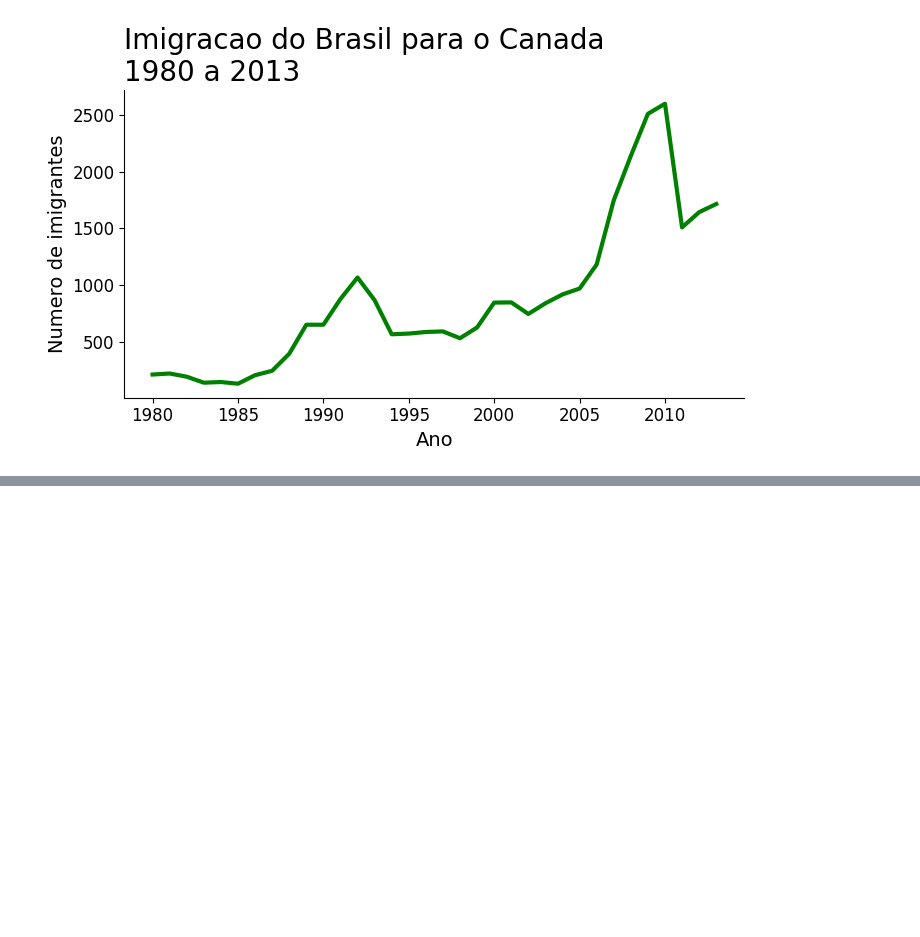
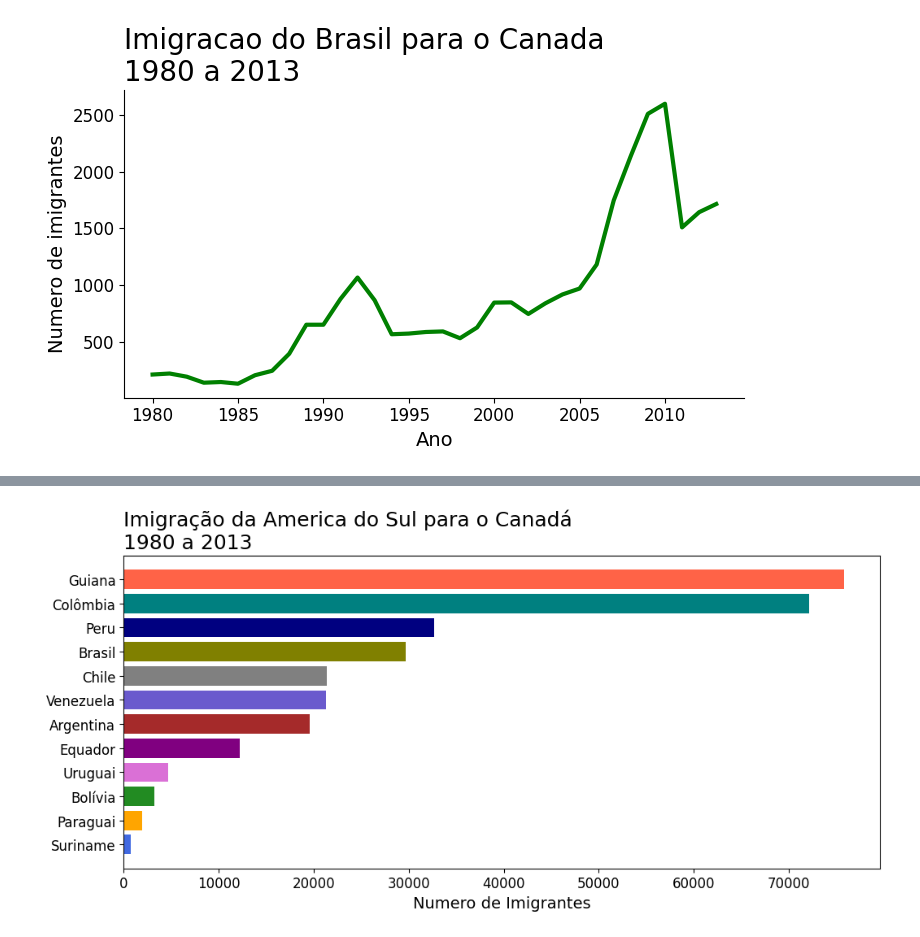
Before and after one commit to th1ago/Data_Science, a Jupyter notebook: Data Visualization/Analise_de_tendencias_de_imigracao_Brasil.ipynb, the cells around one changed output, grey strips where cells are left out. Drawn from its saved outputs; the diff is of its cells as text; code cells hidden in the pictures; blank space fills up the shorter version.

Commit message:
Comparing Brazil with South American countries

```diff
--- a/Data Visualization/Analise_de_tendencias_de_imigracao_Brasil.ipynb
+++ b/Data Visualization/Analise_de_tendencias_de_imigracao_Brasil.ipynb
@@ -270,0 +273,3 @@ plt.show()
+# %%
+america_sul = df.query('Região == "América do Sul"')
+america_sul
@@ -270,0 +292,17 @@ plt.show()
+# %%
+# ordenando do maior para o menor
+america_sul_ordenado = america_sul.sort_values('Total', ascending=True)
+# %%
+cores = ['royalblue', 'orange', 'forestgreen', 'orchid', 'purple', 'brown', 'slateblue', 'gray', 'olive', 'navy', 'teal', 'tomato']
+
+fig, ax = plt.subplots(figsize=(12,5))
+# barra de grafico na horizontal
+ax.barh(america_sul_ordenado.index, america_sul_ordenado['Total'], color=cores)
+ax.set_title('Imigração da America do Sul para o Canadá\n1980 a 2013', fontsize=18, loc='left')
+ax.set_xlabel('Numero de Imigrantes', fontsize=14)
+ax.set_ylabel('')
+ax.yaxis.set_tick_params(labelsize=12)
+ax.xaxis.set_tick_params(labelsize=12)
+plt.show()
+# %% [output]
+[figure, added]
```
Also changed, not shown: parts of 3 cells of this notebook.
